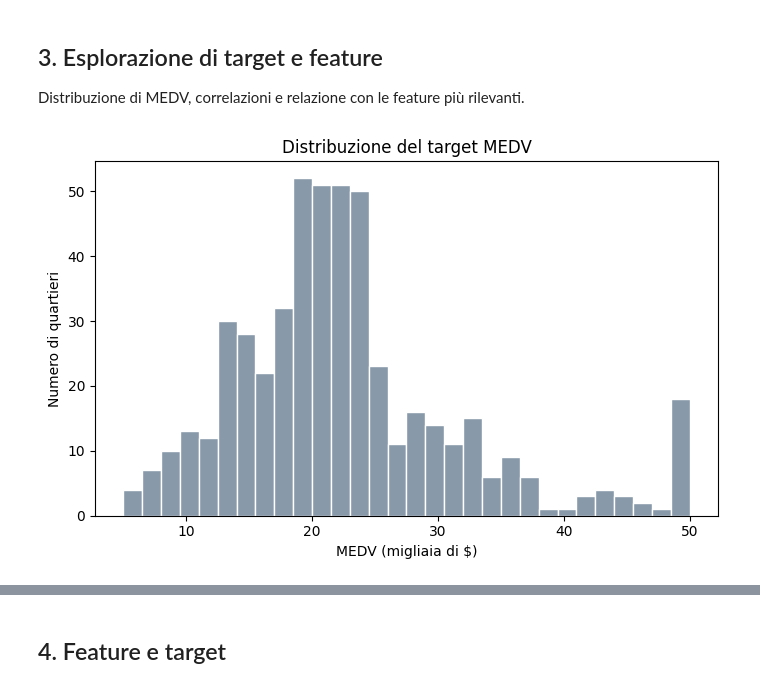
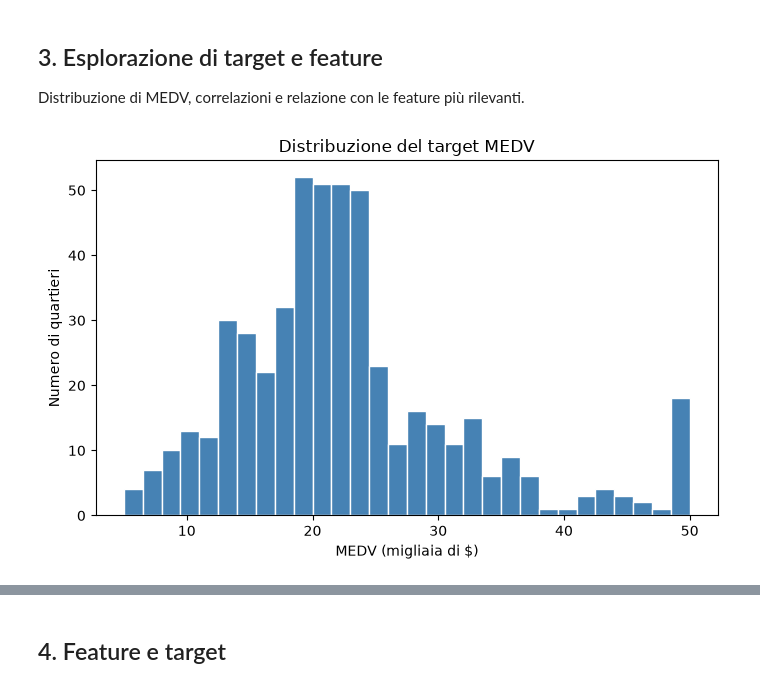
Before and after one commit to dafnebisceglia/Machine_Learning, a Jupyter notebook: ESAME FINALE/ml_final_exam_pulito.ipynb, the cells around one changed output, grey strips where cells are left out. Cells and saved outputs as stored; diff of their text form; code cells hidden in the pictures.

```diff
--- a/ESAME FINALE/ml_final_exam_pulito.ipynb
+++ b/ESAME FINALE/ml_final_exam_pulito.ipynb
@@ -107,14 +109,14 @@ MEDV       0
 Distribuzione di MEDV, correlazioni e relazione con le feature più rilevanti.
 # %%
 plt.figure()
-plt.hist(df_clean["MEDV"], bins=30, color="#8899aa", edgecolor="white")
+plt.hist(df_clean["MEDV"], bins=30, color="steelblue", edgecolor="white")
 plt.xlabel("MEDV (migliaia di $)")
 plt.ylabel("Numero di quartieri")
 plt.title("Distribuzione del target MEDV")
 plt.tight_layout()
 plt.show()
 # %% [output]
-[figure, old version]
+[figure, new version]
 # %%
 corr = df_clean.corr()
 
```
Also changed, not shown: parts of 5 cells of this notebook.
